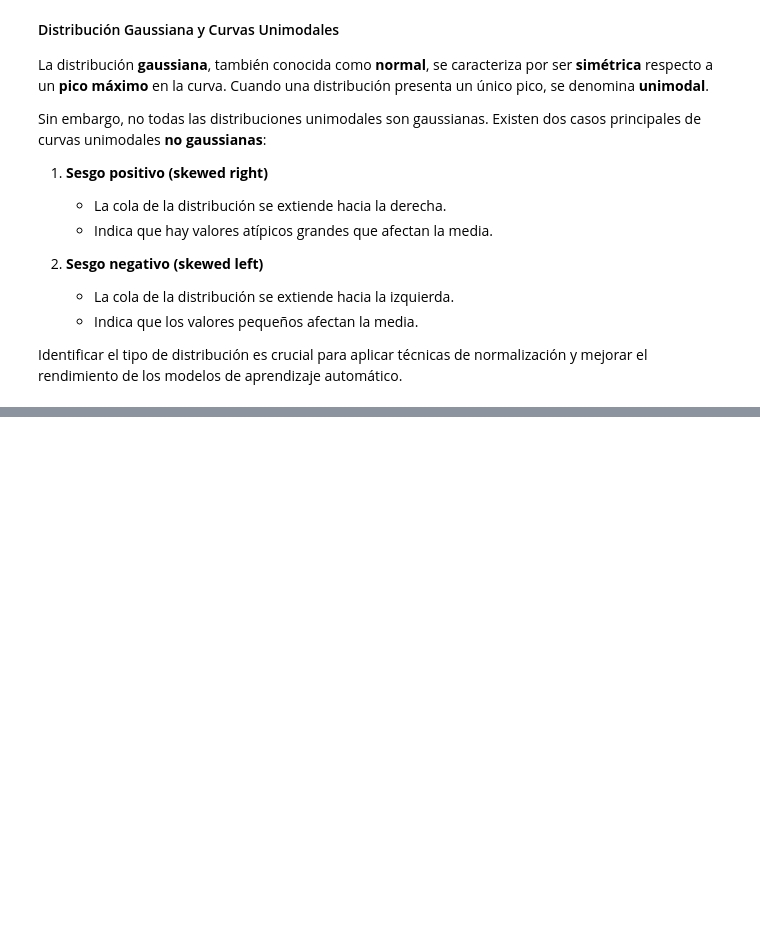
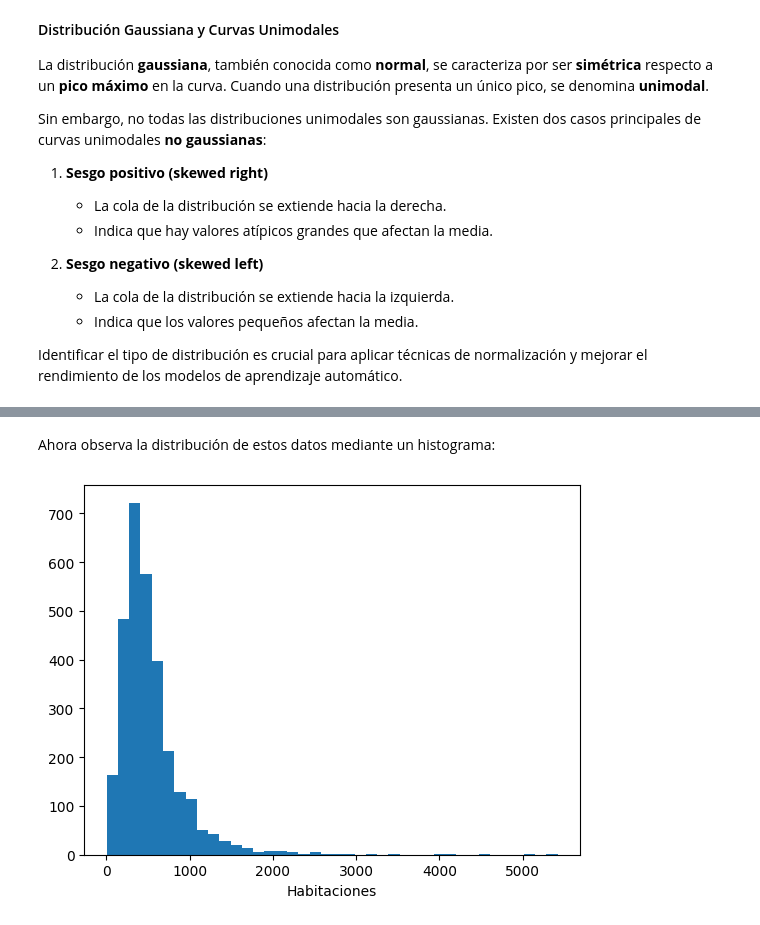
Before and after one commit to jonathan-villavi/tec-data-science, a Jupyter notebook: C6_Machine_Learning/C6_SC3_AprendizajeSupervisado/AprendizajeSupervisado.ipynb, the cells around one changed output, grey strips where cells are left out. Saved outputs shown, nothing was run; the diff lists cells and outputs as text; code cells hidden in the pictures; blank space fills up the shorter version.

```diff
--- a/C6_Machine_Learning/C6_SC3_AprendizajeSupervisado/AprendizajeSupervisado.ipynb
+++ b/C6_Machine_Learning/C6_SC3_AprendizajeSupervisado/AprendizajeSupervisado.ipynb
@@ -449,0 +458,5 @@ Identificar el tipo de distribución es crucial para aplicar técnicas de normal
+# %%
+file = "california_total_bedrooms.csv"
+df = pd.read_csv(file)
+print(df.head())
+print(df.info())
@@ -449,0 +479,10 @@ Identificar el tipo de distribución es crucial para aplicar técnicas de normal
+# %% [markdown]
+Ahora observa la distribución de estos datos mediante un histograma:
+# %%
+total_bedrooms = np.array(df["total_bedrooms"])
+
+plt.hist(total_bedrooms, bins=40)
+plt.xlabel("Habitaciones")
+plt.show()
+# %% [output]
+[figure, added]
```
Also changed, not shown: parts of 44 cells of this notebook, 2 other files.
